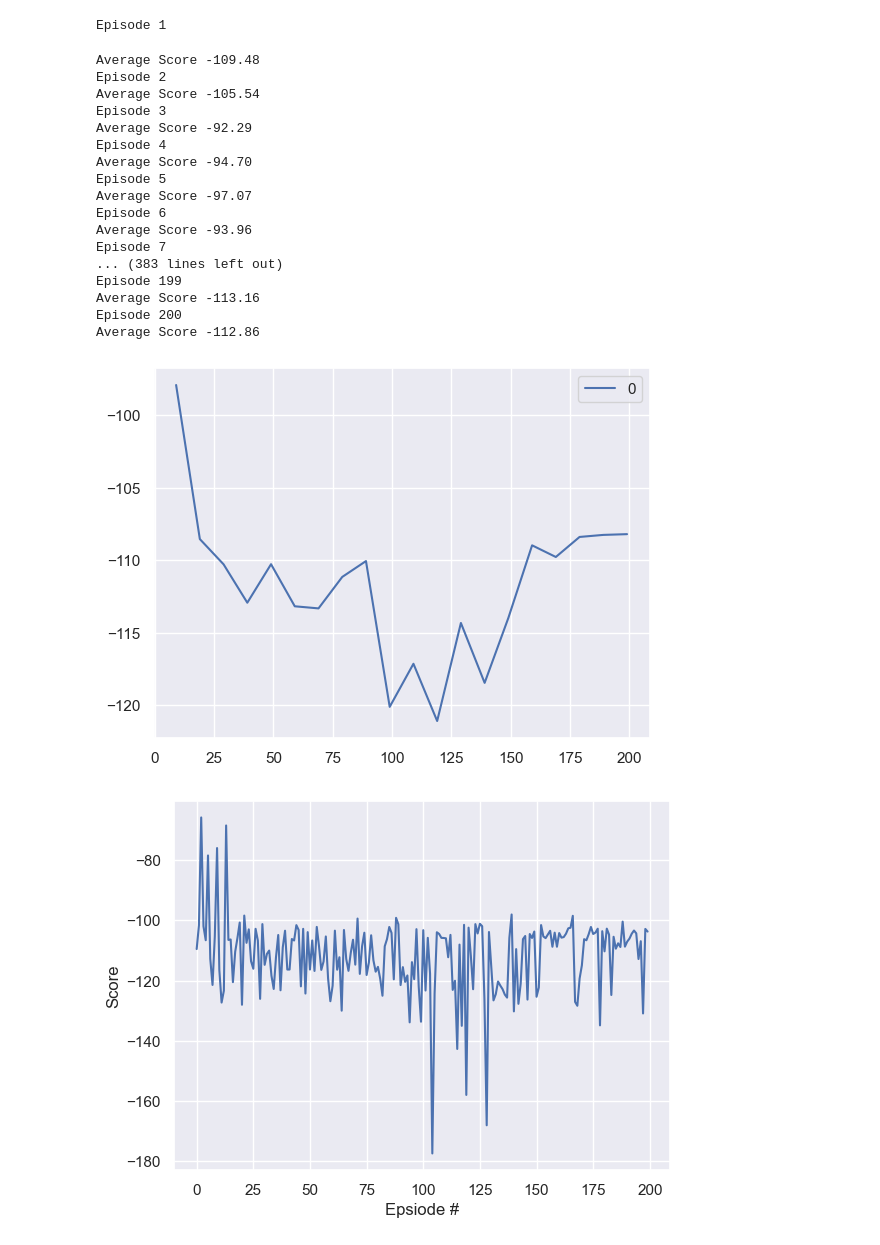
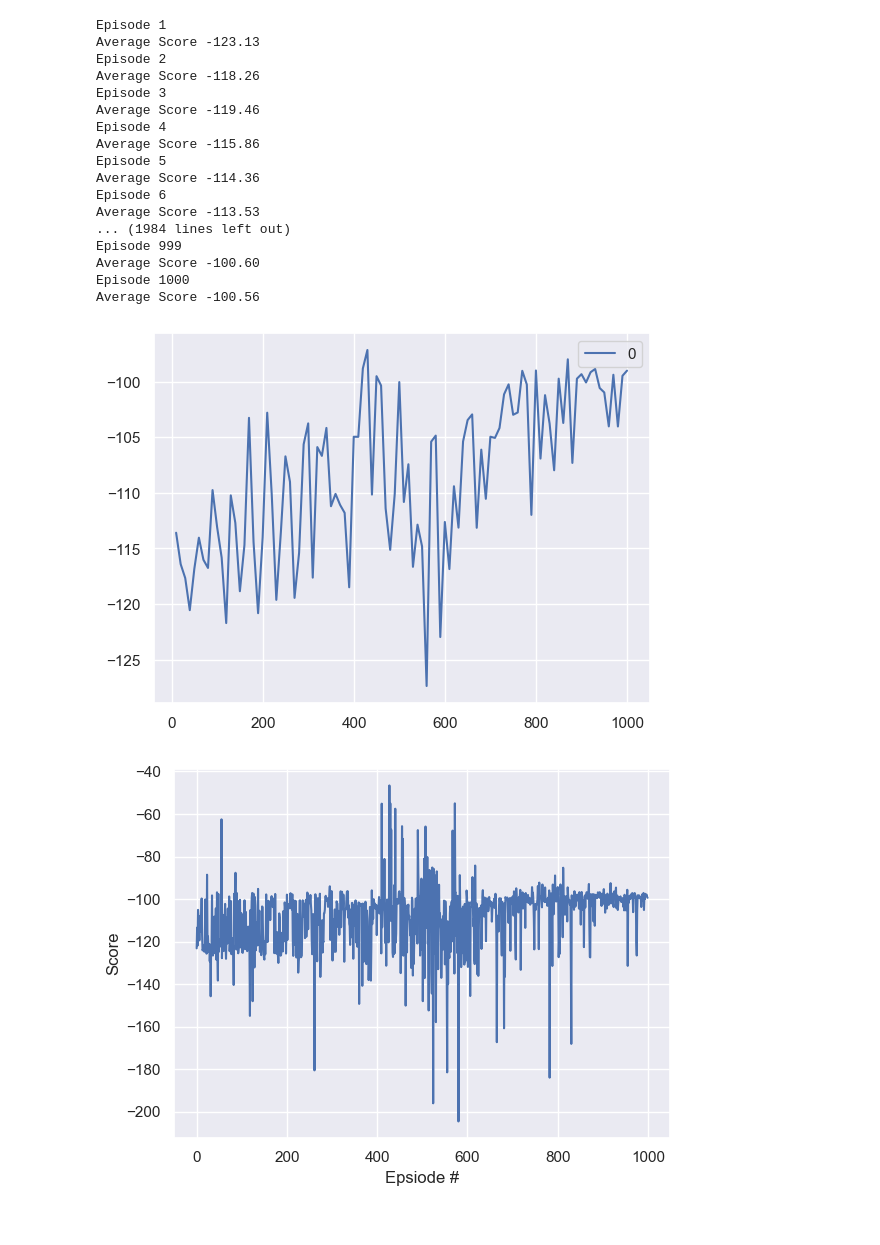
Before and after one commit to M-LHw00/multi_pred, a Jupyter notebook: multiple_pred_heads (1).ipynb, the cells around one changed output. Cells and saved outputs as stored; diff of their text form; code cells hidden in the pictures.

Commit message:
1000 episodes result

```diff
--- a/multiple_pred_heads (1).ipynb
+++ b/multiple_pred_heads (1).ipynb
@@ -199,7 +199,6 @@ class Agent():
         #batch.reward --> (batch_size, tensor(1))                ==> (64, tensor(1))
         action_indicies = self.cont2disc(batch.action)
         action_indicies_t = torch.tensor(list(zip(*indicies)))   # list(4,64)
-        action_batch = torch.cat(batch.action)         # tensor(256, )
         state_batch = torch.cat(batch.state)           # tensor(64, state_size)
         next_state_batch = torch.cat(batch.next_state) # tensor(64, state_size)
         reward_batch = torch.cat(batch.reward) # shape (64, )
@@ -207,10 +206,11 @@ class Agent():
 
         self.main_model.train() # Set local network as training mode
         self.target_model.eval() # Set target network as evaluation mode
+
         # Compute Q(s_t, a) - the model computes Q(s_t)
-        q_evals = torch.stack(list(self.main_model(state_batch)), dim = 0) # changing tuple to tensor shape: tensor(4,64,20)
-        q_eval_indicies = torch.gather(q_evals, 2, indicies_transposed.unsqueeze(-1)) # extracting q_values based on actions
-        q_eval = torch.squeeze(q_eval_indicies)
+        state_values = torch.stack(list(self.main_model(state_batch)), dim = 0) # changing tuple to tensor shape: tensor(4,64,20)
+        state_action_values = torch.gather(state_values, 2, action_indicies_t.unsqueeze(-1)) # extracting q_values based on actions
+        q_eval = torch.squeeze(state_action_values)
 
 
         # Compute V(s_{t+1}) for all next states.
@@ -255,7 +255,7 @@ def plot_returns(returns, window=10):
 # %%
 agent = Agent(state_space = env.observation_space, action_space = env.action_space, disc_class = 20, seed = 0)
 
-def train(n_episodes = 200, max_t = 1600):
+def train(n_episodes = 1000, max_t = 1600):
     """
     Training DQN
 
@@ -278,49 +278,48 @@ def train(n_episodes = 200, max_t = 1600):
             action = agent.disct2cont(index)
             observation, reward, terminated, truncated, _  = env.step(action)
             next_state = torch.tensor(observation, dtype=torch.float32, device=device).unsqueeze(0)
             reward = torch.tensor([reward],device = device)
             agent.step(state, action, next_state, reward)
             state = next_state
             done = terminated or truncated
             score += reward[0]
             if done:
                 break
         # For plotting
         scores_window.append(score)
         scores.append(score)
         print('\rAverage Score {:.2f}'.format(np.mean(scores_window)), end="\n")
         if score > 300:
             print(f"Environment solved! t:{t}, episode:{episode}")
             break
     return scores
 
 scores = train()
 plot_returns(scores)
 #plot the scores
 fig = plt.figure()
 ax = fig.add_subplot(111)
 plt.plot(np.arange(len(scores)),scores)
 plt.ylabel('Score')
 plt.xlabel('Epsiode #')
 plt.show()
 # %% [output]
 Episode 1
+Average Score -123.13
+Episode 2
+Average Score -118.26
+Episode 3
+Average Score -119.46
+Episode 4
+Average Score -115.86
+Episode 5
+Average Score -114.36
+Episode 6
+Average Score -113.53
+... (1984 lines left out)
+Episode 999
+Average Score -100.60
+Episode 1000
+Average Score -100.56
-Average Score -109.48
-Episode 2
-Average Score -105.54
-Episode 3
-Average Score -92.29
-Episode 4
-Average Score -94.70
-Episode 5
-Average Score -97.07
-Episode 6
-Average Score -93.96
-Episode 7
-... (383 lines left out)
-Episode 199
-Average Score -113.16
-Episode 200
-Average Score -112.86
-[figure, old version]
+[figure, new version]
-[figure, old version]
+[figure, new version]
```
